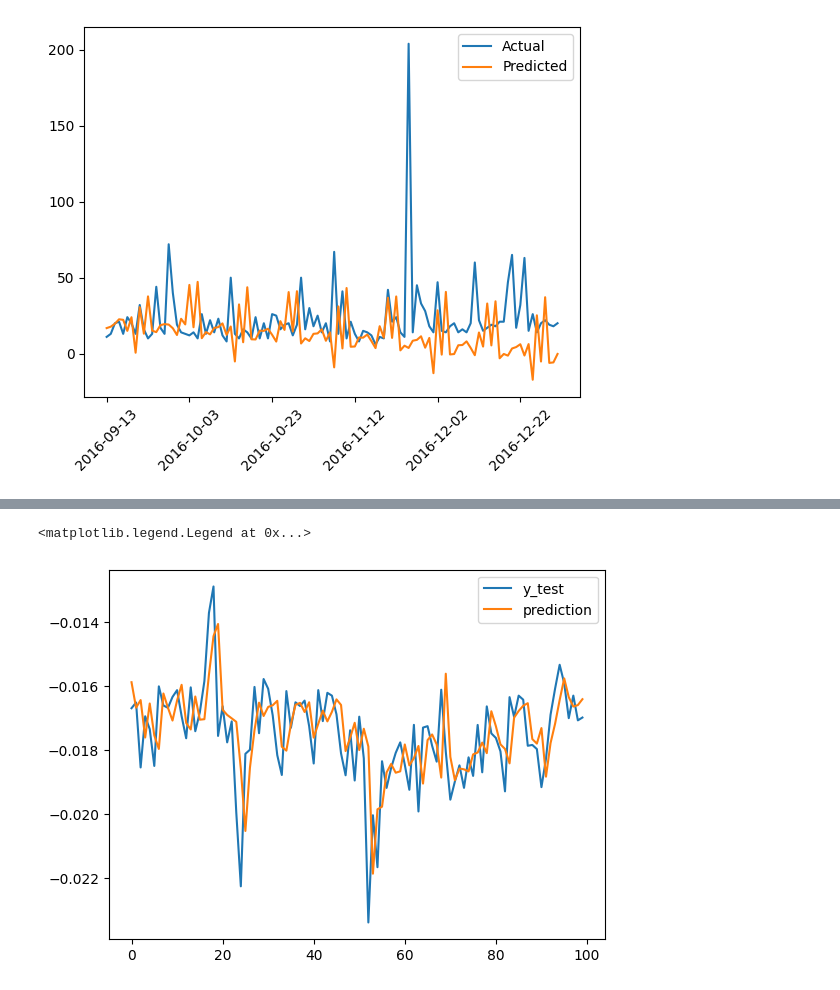
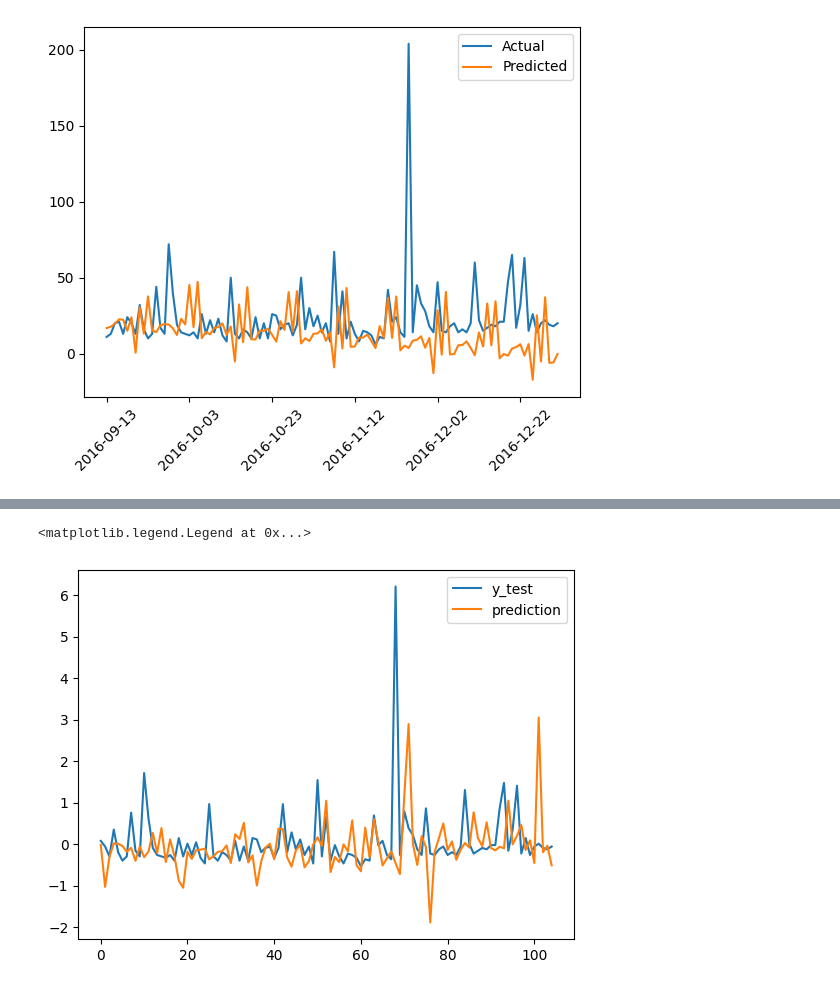
Before and after one commit to AbhiJ2706/ds-workshops, a Jupyter notebook: machine_learning.ipynb, the cells around one changed output, grey strips where cells are left out. Drawn from its saved outputs; the diff is of its cells as text; code cells hidden in the pictures.

```diff
--- a/machine_learning.ipynb
+++ b/machine_learning.ipynb
@@ -422,14 +521,14 @@ def create_train_test_nn(row, n_steps=6):
 train_nn_scaler = StandardScaler()
 
 # scaling values
-train_nn_df = pd.DataFrame(train_nn_scaler.fit_transform(train_df))
+train_nn_df = pd.DataFrame(train_nn_scaler.fit_transform(train_df.iloc[0].values.reshape(-1, 1)))
 
 # creating dataframes
-train_nn_formatted, test_nn_formatted = create_train_test_nn(train_nn_df.iloc[0], n_steps=25)
+train_nn_formatted, test_nn_formatted = create_train_test_nn(train_nn_df, n_steps=25)
 
-# note: we are limiting to 2000 time series since i don't want my computer to explode
-for i in range(1, 2000):
-    if not i % 100: print(i)
-    train_nn_formatted_addition, test_nn_formatted_addition = create_train_test_nn(train_nn_df.iloc[i], n_steps=25)
-    train_nn_formatted = pd.concat([train_nn_formatted, train_nn_formatted_addition], ignore_index=True)
-    test_nn_formatted = pd.concat([test_nn_formatted, test_nn_formatted_addition], ignore_index=True)
+# # note: we are limiting to 2000 time series since i don't want my computer to explode
+# for i in range(1, 2000):
+#     if not i % 100: print(i)
+#     train_nn_formatted_addition, test_nn_formatted_addition = create_train_test_nn(train_nn_df.iloc[i], n_steps=25)
+#     train_nn_formatted = pd.concat([train_nn_formatted, train_nn_formatted_addition], ignore_index=True)
+#     test_nn_formatted = pd.concat([test_nn_formatted, test_nn_formatted_addition], ignore_index=True)
@@ -472,7 +551,7 @@ model = Sequential([
 model.compile(optimizer="adam", loss="mean_squared_error")
 
 # fitting model
-model.fit(X_train, y_train, epochs=15, batch_size=2000)
+model.fit(X_train, y_train, epochs=200, batch_size=20)
 
 # making predictions
 model_results = model.predict(X_test)
@@ -497,12 +576,12 @@ Epoch 15/15
 # %%
 # plotting predictions
 fig, ax = plt.subplots()
 
-plt.plot(y_test[:100], label="y_test")
-plt.plot(model_results[:100], label="prediction")
+plt.plot(y_test, label="y_test")
+plt.plot(model_results, label="prediction")
 plt.legend()
 # %% [output]
 <matplotlib.legend.Legend at 0x...>
-[figure, old version]
+[figure, new version]
 # %%
 # forecasting a specific time series
```
Also changed, not shown: parts of 30 cells of this notebook, 2 other files.
